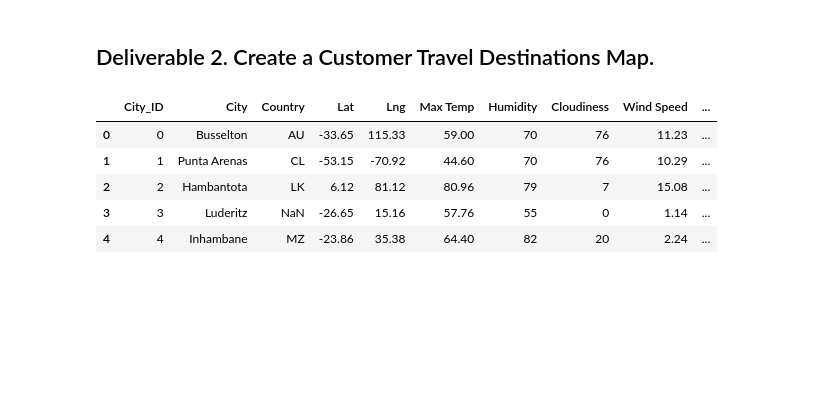
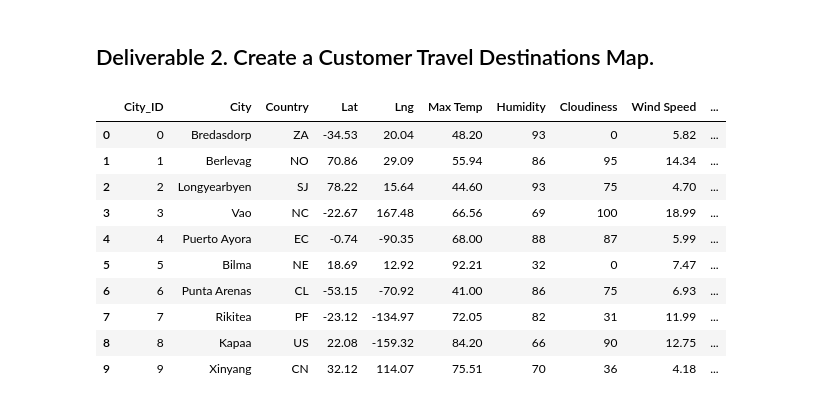
Before and after one commit to peteremiller/World_Weather_Analysis, a Jupyter notebook: Vacation_Search/Vacation_Search.ipynb, the cells around one changed output. Saved outputs shown, nothing was run; the diff lists cells and outputs as text; code cells hidden in the pictures; blank space fills up the shorter version.

```diff
--- a/Vacation_Search/Vacation_Search.ipynb
+++ b/Vacation_Search/Vacation_Search.ipynb
@@ -23,14 +23,19 @@ from datetime import datetime
 # %%
 # 1. Import the WeatherPy_database.csv file.
 city_data_df = pd.read_csv("WeatherPy_Database.csv")
-city_data_df.head()
+city_data_df.head(10)
 # %% [output]
 |  | City_ID | City | Country | Lat | Lng | Max Temp | Humidity | Cloudiness | Wind Speed | ... |
-| 0 | 0 | Busselton | AU | -33.65 | 115.33 | 59.00 | 70 | 76 | 11.23 | ... |
-| 1 | 1 | Punta Arenas | CL | -53.15 | -70.92 | 44.60 | 70 | 76 | 10.29 | ... |
-| 2 | 2 | Hambantota | LK | 6.12 | 81.12 | 80.96 | 79 | 7 | 15.08 | ... |
-| 3 | 3 | Luderitz | NaN | -26.65 | 15.16 | 57.76 | 55 | 0 | 1.14 | ... |
-| 4 | 4 | Inhambane | MZ | -23.86 | 35.38 | 64.40 | 82 | 20 | 2.24 | ... |
+| 0 | 0 | Bredasdorp | ZA | -34.53 | 20.04 | 48.20 | 93 | 0 | 5.82 | ... |
+| 1 | 1 | Berlevag | NO | 70.86 | 29.09 | 55.94 | 86 | 95 | 14.34 | ... |
+| 2 | 2 | Longyearbyen | SJ | 78.22 | 15.64 | 44.60 | 93 | 75 | 4.70 | ... |
+| 3 | 3 | Vao | NC | -22.67 | 167.48 | 66.56 | 69 | 100 | 18.99 | ... |
+| 4 | 4 | Puerto Ayora | EC | -0.74 | -90.35 | 68.00 | 88 | 87 | 5.99 | ... |
+| 5 | 5 | Bilma | NE | 18.69 | 12.92 | 92.21 | 32 | 0 | 7.47 | ... |
+| 6 | 6 | Punta Arenas | CL | -53.15 | -70.92 | 41.00 | 86 | 75 | 6.93 | ... |
+| 7 | 7 | Rikitea | PF | -23.12 | -134.97 | 72.05 | 82 | 31 | 11.99 | ... |
+| 8 | 8 | Kapaa | US | 22.08 | -159.32 | 84.20 | 66 | 90 | 12.75 | ... |
+| 9 | 9 | Xinyang | CN | 32.12 | 114.07 | 75.51 | 70 | 36 | 4.18 | ... |
 # %%
 # 2. Prompt the user to enter minimum and maximum temperature criteria
 # Ask the customer to add a minimum and maximum temperature value.
```
Also changed, not shown: parts of 15 cells of this notebook, 3 other files.
